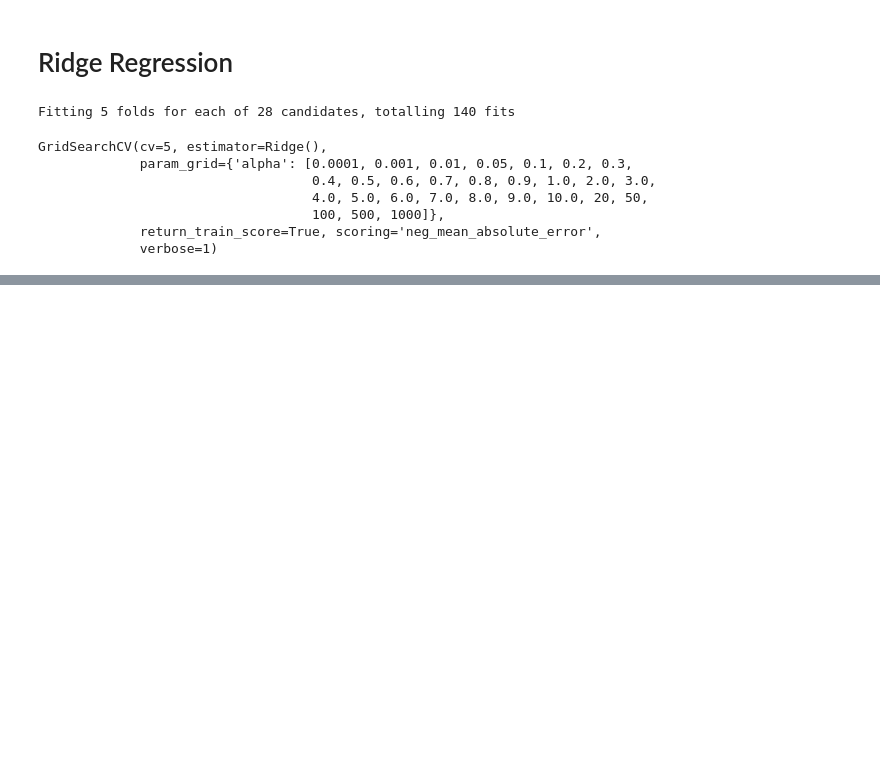
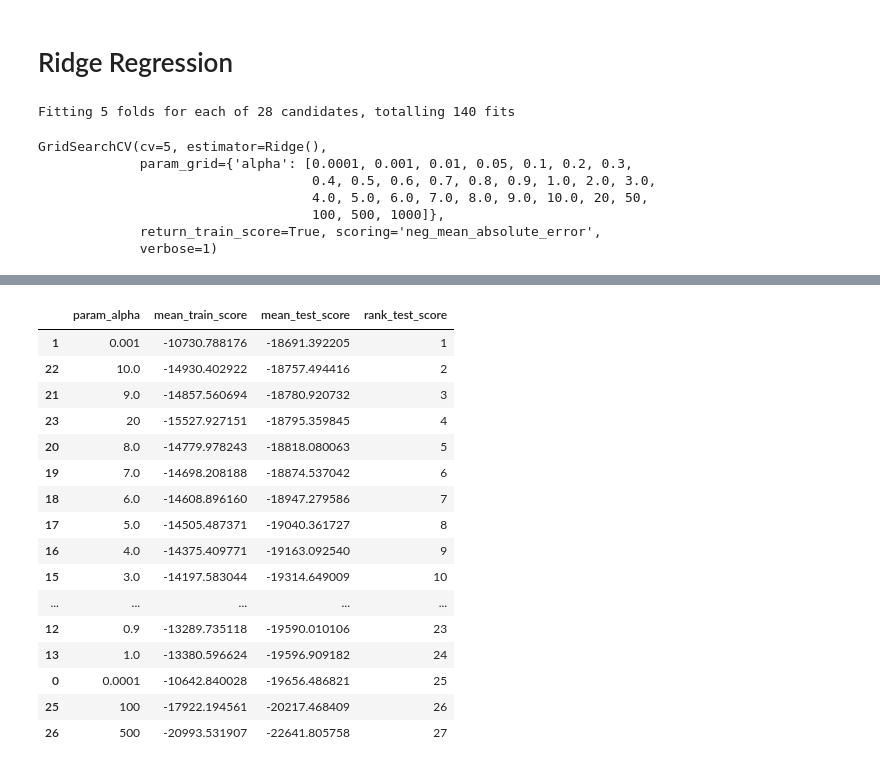
Before and after one commit to chitra-psg/house_price_prediction, a Jupyter notebook: house_pricing.ipynb, the cells around one changed output, grey strips where cells are left out. Cells and saved outputs as stored; diff of their text form; code cells hidden in the pictures; blank space fills up the shorter version.

```diff
--- a/house_pricing.ipynb
+++ b/house_pricing.ipynb
@@ -514,0 +515,23 @@ plt.show()
+# %%
+# display the mean scores
+ridge_cv_results = pd.DataFrame(cv_model.cv_results_)
+ridge_cv_results = ridge_cv_results[ridge_cv_results['param_alpha']<=500]
+ridge_cv_results[['param_alpha', 'mean_train_score', 'mean_test_score', 'rank_test_score']].sort_values(by = ['rank_test_score'])
+# %% [output]
+|  | param_alpha | mean_train_score | mean_test_score | rank_test_score |
+| 1 | 0.001 | -10730.788176 | -18691.392205 | 1 |
+| 22 | 10.0 | -14930.402922 | -18757.494416 | 2 |
+| 21 | 9.0 | -14857.560694 | -18780.920732 | 3 |
+| 23 | 20 | -15527.927151 | -18795.359845 | 4 |
+| 20 | 8.0 | -14779.978243 | -18818.080063 | 5 |
+| 19 | 7.0 | -14698.208188 | -18874.537042 | 6 |
+| 18 | 6.0 | -14608.896160 | -18947.279586 | 7 |
+| 17 | 5.0 | -14505.487371 | -19040.361727 | 8 |
+| 16 | 4.0 | -14375.409771 | -19163.092540 | 9 |
+| 15 | 3.0 | -14197.583044 | -19314.649009 | 10 |
+| ... | ... | ... | ... | ... |
+| 12 | 0.9 | -13289.735118 | -19590.010106 | 23 |
+| 13 | 1.0 | -13380.596624 | -19596.909182 | 24 |
+| 0 | 0.0001 | -10642.840028 | -19656.486821 | 25 |
+| 25 | 100 | -17922.194561 | -20217.468409 | 26 |
+| 26 | 500 | -20993.531907 | -22641.805758 | 27 |
```
Also changed, not shown: parts of 2 cells of this notebook.
